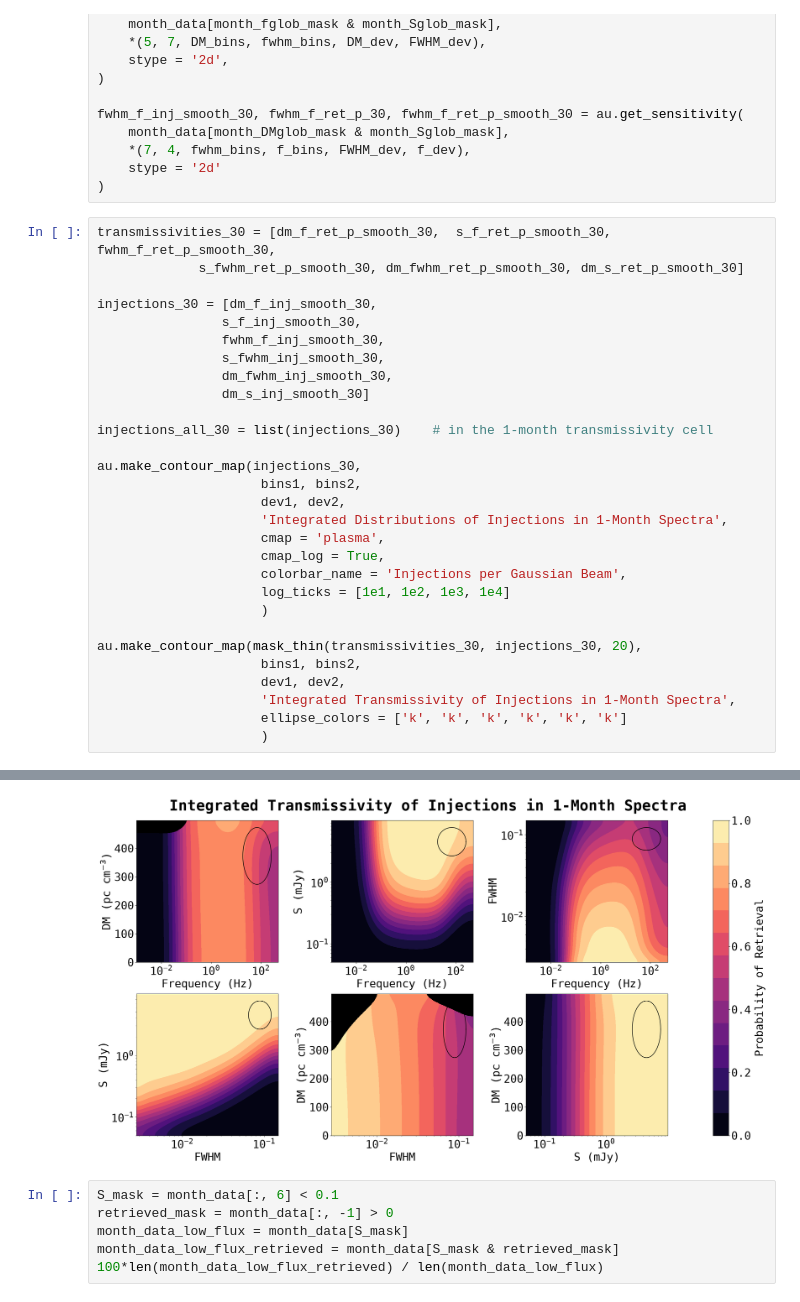
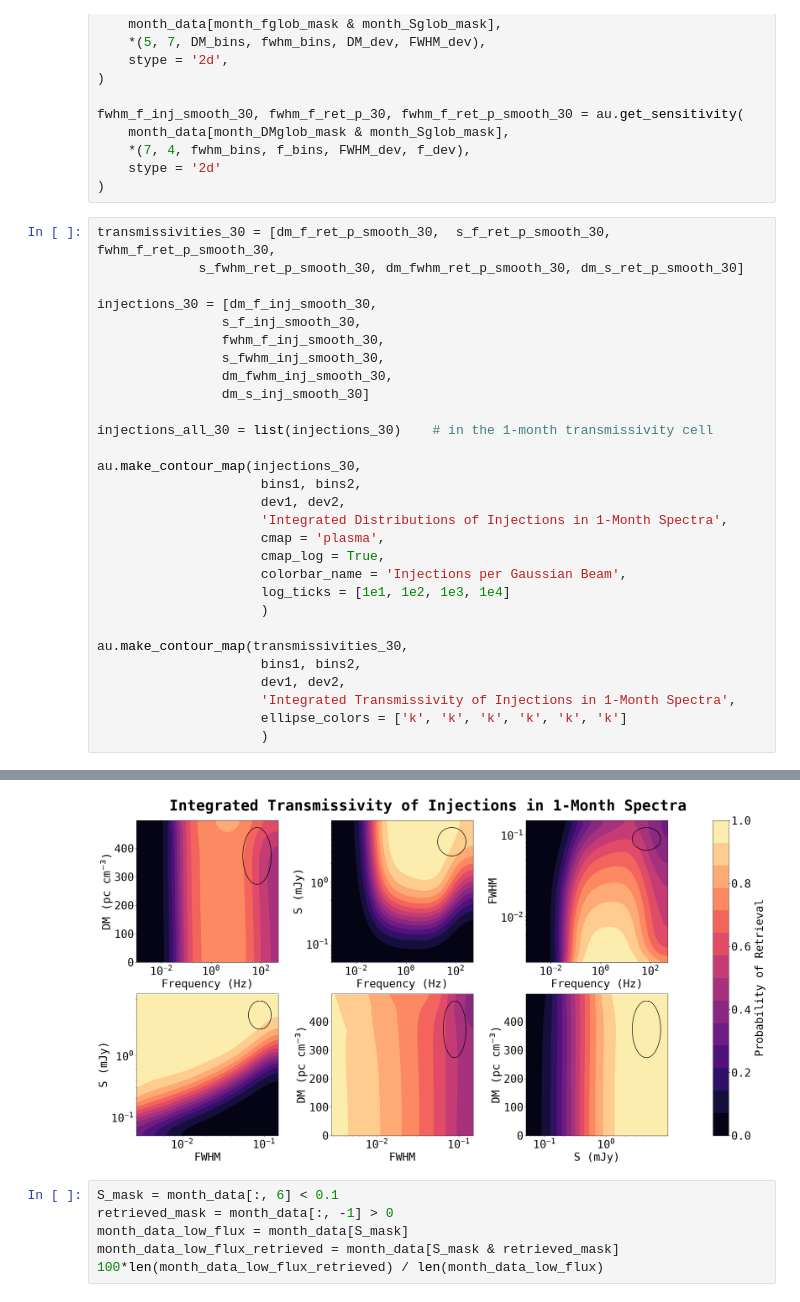
Before and after one commit to chime-sps/Transmissivity, a Jupyter notebook: results/injection_analysis_2d.ipynb, the cells around one changed output, grey strips where cells are left out. Cells and saved outputs as stored; diff of their text form.

```diff
--- a/results/injection_analysis_2d.ipynb
+++ b/results/injection_analysis_2d.ipynb
@@ -400,35 +400,35 @@ fwhm_f_inj_smooth_30, fwhm_f_ret_p_30, fwhm_f_ret_p_smooth_30 = au.get_sensitivi
 # %%
 transmissivities_30 = [dm_f_ret_p_smooth_30,  s_f_ret_p_smooth_30, fwhm_f_ret_p_smooth_30,
              s_fwhm_ret_p_smooth_30, dm_fwhm_ret_p_smooth_30, dm_s_ret_p_smooth_30]
 
 injections_30 = [dm_f_inj_smooth_30,
                 s_f_inj_smooth_30,
                 fwhm_f_inj_smooth_30,
                 s_fwhm_inj_smooth_30,
                 dm_fwhm_inj_smooth_30,
                 dm_s_inj_smooth_30]
 
 injections_all_30 = list(injections_30)    # in the 1-month transmissivity cell
 
 au.make_contour_map(injections_30,
                      bins1, bins2,
                      dev1, dev2,
                      'Integrated Distributions of Injections in 1-Month Spectra',
                      cmap = 'plasma',
                      cmap_log = True,
                      colorbar_name = 'Injections per Gaussian Beam',
                      log_ticks = [1e1, 1e2, 1e3, 1e4]
                      )
 
-au.make_contour_map(mask_thin(transmissivities_30, injections_30, 20),
+au.make_contour_map(transmissivities_30,
                      bins1, bins2,
                      dev1, dev2,
                      'Integrated Transmissivity of Injections in 1-Month Spectra',
                      ellipse_colors = ['k', 'k', 'k', 'k', 'k', 'k']
                      )
 # %% [output]
 [figure]
-[figure, old version]
+[figure, new version]
 # %%
 S_mask = month_data[:, 6] < 0.1
 retrieved_mask = month_data[:, -1] > 0
```
Also changed, not shown: parts of 2 cells of this notebook, 1 other file.
